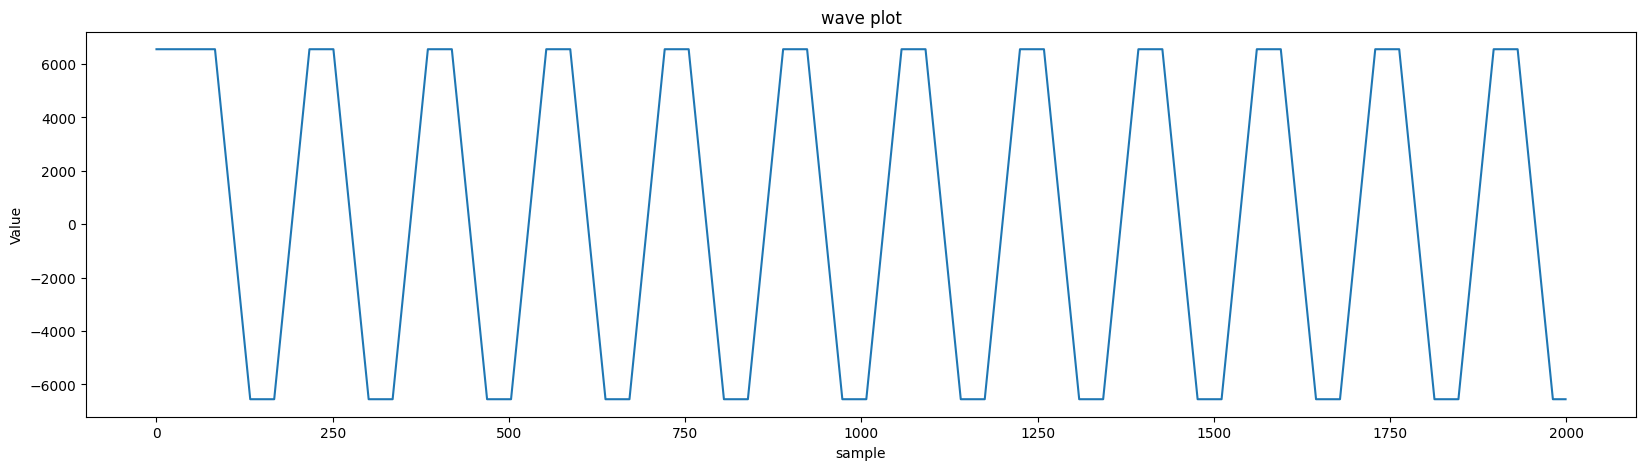
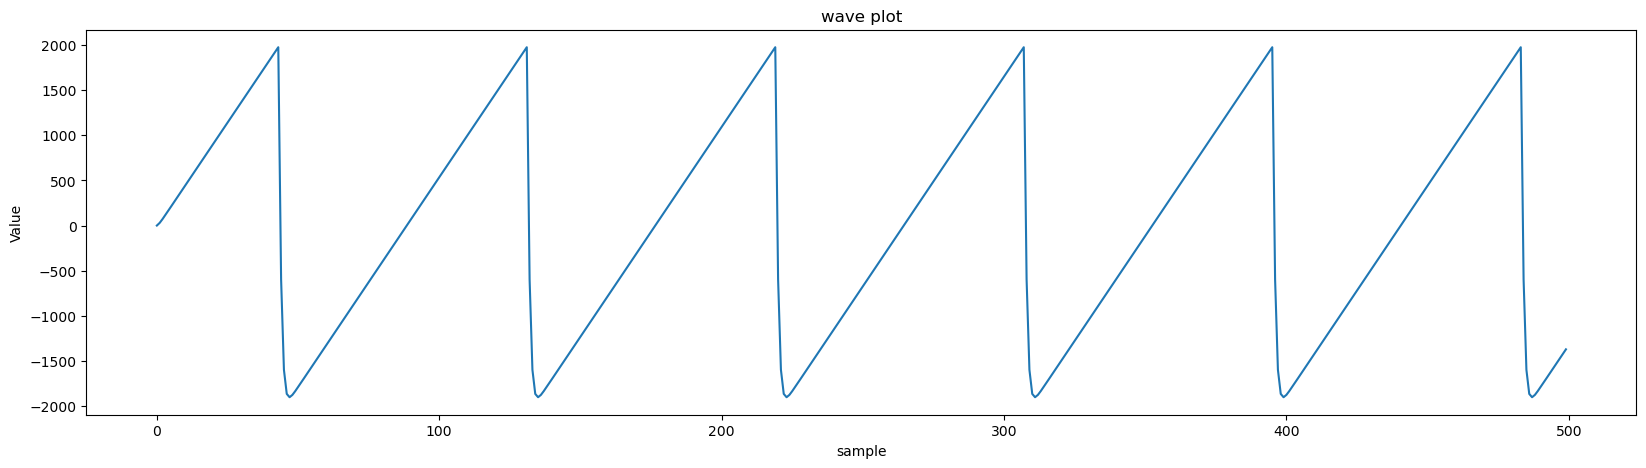
The change to this notebook cell's code, shown as a diff; its figure went from the first image to the second:
--- before
+++ after
@@ -1,13 +1,13 @@
-lp = secondOrderLowPass(300,0.9,sampleRate)
+lp = secondOrderLowPass(300,0.2,sampleRate)
 raf = runningAvarageFilter(50)
-bq = BiquadLowPass(300,0.9,sampleRate)
+bq = BiquadLowPass(300,0.1,sampleRate)
 
 newdata = []
 for i in range(len(data)):
-    newdata.append(raf.solve(data[i]))
+    newdata.append(lp.solve(data[i]))
 
 
 plt.figure(figsize=(20, 5))  # Sets width to 10 inches, height to 6 inches
-plt.plot(newdata[:2000])
+plt.plot(newdata[:500])
 plt.xlabel('sample')
 plt.ylabel('Value')

Commit: adding sound effects